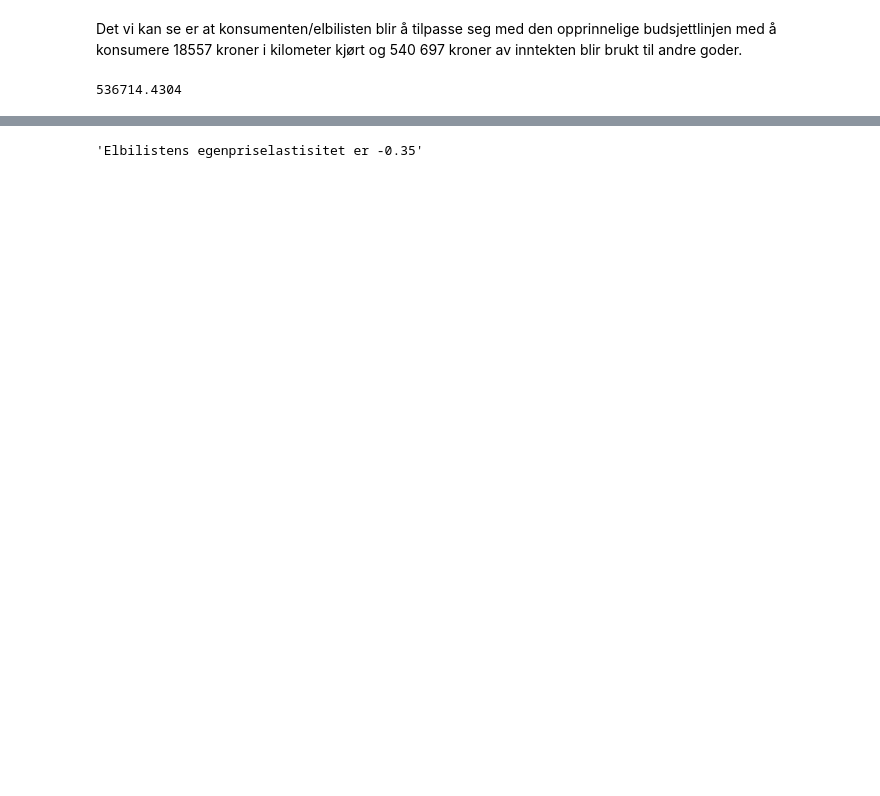
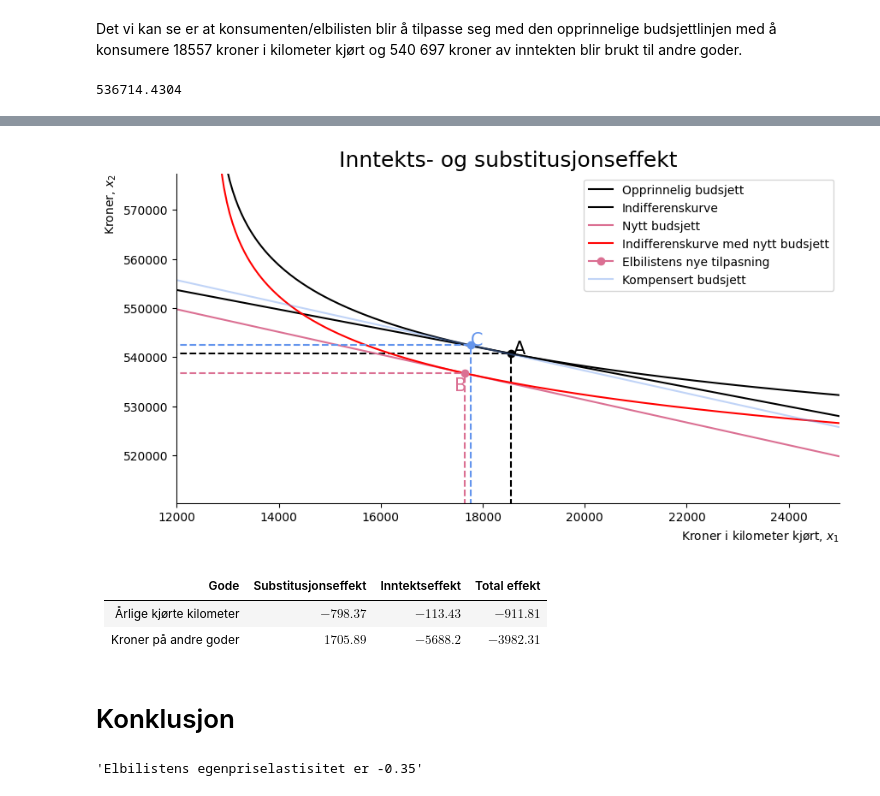
Before and after one commit to DanielFabioG/SOK-1003-og-SOK-1006, a Jupyter notebook: sok-1006/Mappeoppgaver/Kand_nr_17_Mikro_Mappe2_V2023_1006.ipynb, the cells around one changed output, grey strips where cells are left out. Cells and saved outputs as stored; diff of their text form; code cells hidden in the pictures; blank space fills up the shorter version.

```diff
--- a/sok-1006/Mappeoppgaver/Kand_nr_17_Mikro_Mappe2_V2023_1006.ipynb
+++ b/sok-1006/Mappeoppgaver/Kand_nr_17_Mikro_Mappe2_V2023_1006.ipynb
@@ -720,3 +721,81 @@ ax.legend(fontsize=12);
+# %%
+# Finner hvordan oppnådd nytte er avhengig av inntekt gitt nye priser
+V_m = like_v.subs([(bta_1, beta_1),(bta_2, beta_2), (gma_1, gamma_1), (gma_2, gamma_2), (p_1, p1_2), (p_2, p2)])
+
+# Setter i verdi for inntekt som gir oppnådd nytte
+i=577440
+while (V_m.subs(m,i)-nytte_sg_num<0):
+    i=i+10
+# %%
+fig, ax = create_ax()
+
+# Plotter budsjettlinjen
+ax.plot(x1_range, budsjett(M, x1_range, p1, p2), color='black', label='Opprinnelig budsjett')
+# Plotter indifferenskurven
+ax.plot(X, ind_k_fn(beta_1,gamma_1,gamma_2,X,nytte_sg_num), color='black',label='Indifferenskurve')
+# Plotter likevekten
+ax.plot(x_1_eq_num, x_2_eq_num , marker='o', color='black')
+# Plotter punkt A
+ax.annotate('A', (x_1_eq_num+50,x_2_eq_num), color='black', fontsize=15)
+
+# Setter linjer til likevekten
+ax.vlines(x_1_eq_num, 0, x_2_eq_num, ls='dashed', color='black')
+ax.hlines(x_2_eq_num, 0, x_1_eq_num, ls='dashed', color='black')
+
+# Plotter budsjettlinjen med ny pris i gode 1
+ax.plot(x1_range, budsjett(M, x1_range, p1_2, p2), color='palevioletred', label='Nytt budsjett')
+# Plotter indifferenskurven med ny pris i gode 1
+ax.plot(X, ind_k_fn(beta_1,gamma_1,gamma_2,X,nytte_sg_ny), color='red', label='Indifferenskurve med nytt budsjett')
+
+# Plotter likevekten med ny pris i gode 1
+ax.annotate('B', (x_1_eq_ny-200,x_2_eq_ny-3500), color='palevioletred', fontsize=15)
+ax.plot(x_1_eq_ny, x_2_eq_ny , marker='o', color='palevioletred')
+
+# Setter linjer til likevekten med ny pris i gode 1
+ax.vlines(x_1_eq_ny, 0, x_2_eq_ny, ls='dashed', color='palevioletred')
+ax.hlines(x_2_eq_ny, 0, x_1_eq_ny, ls='dashed', color='palevioletred')
+
+# Setter lim på aksene og tittel
+ax.set_xlim(12000, 25000)
+ax.set_ylim(510244, M)
+ax.set_title('Inntekts- og substitusjonseffekt', size=18)
+
+# Verdier for godene med kompensert budsjett
+x_1_eq_komp = float(x_1_eq.subs([(bta_1, beta_1), (gma_1, gamma_1), (gma_2, gamma_2), (m, i), (p_1, p1_2), (p_2, p2)]))
+x_2_eq_komp = float(x_2_eq.subs([(bta_2, beta_2), (gma_1, gamma_1), (gma_2, gamma_2), (m, i), (p_1, p1_2), (p_2, p2)]))
+
+
+# Plotter budsjettlinjen med kompensert budsjett
+ax.plot(x1_range, budsjett(i, x1_range, p1_2, p2), color='cornflowerblue', alpha=.4, label='Kompensert budsjett')
+# Setter linjer til likevekten med kompensert budsjett
+ax.vlines(x_1_eq_komp, 0, x_2_eq_komp, ls='dashed', color='cornflowerblue')
+ax.hlines(x_2_eq_komp, 0, x_1_eq_komp, ls='dashed', color='cornflowerblue')
+# Plotter likevekten med kompensert budsjett og setter bokstaven C
+ax.annotate('C', (x_1_eq_komp+10,x_2_eq_komp), color='cornflowerblue', fontsize=15)
+ax.plot(x_1_eq_komp, x_2_eq_komp , marker='o', color='cornflowerblue')
+
+ax.legend();
+# %% [output]
+[figure, added]
+# %%
+# Oppsummering i tabell
+
+tbl=f"""
+|    Gode     | Substitusjonseffekt|  Inntektseffekt  |  Total effekt  |
+| :----------------------| :------------------| :------------------------| :--------------|
+| Årlige kjørte kilometer | ${np.round(float(x_1_eq_komp-x_1_eq_num),2)}$|${np.round(float(x_1_eq_ny-x_1_eq_komp),2)}$| ${np.round(float(x_1_eq_ny-x_1_eq_num),2)}$     |
+| Kroner på andre goder |${np.round(float(x_2_eq_komp-x_2_eq_num),2)}$ | ${np.round(float(x_2_eq_ny-x_2_eq_komp),2)}$ |  ${np.round(float(x_2_eq_ny-x_2_eq_num),2)}$    |
+
+"""
+display(Markdown(tbl))
+# %% [output]
+
+|    Gode     | Substitusjonseffekt|  Inntektseffekt  |  Total effekt  |
+| :----------------------| :------------------| :------------------------| :--------------|
+| Årlige kjørte kilometer | $-798.37$|$-113.43$| $-911.81$     |
+| Kroner på andre goder |$1705.89$ | $-5688.2$ |  $-3982.31$    |
+# %% [markdown]
+# Konklusjon
 # %%
 # Regne ut elastisiteten
 #elastisitet = (x_1_eq_ny - x_1_eq_num) / (x_1_eq_num) / (p1_2 - p1) * p1
```
Also changed, not shown: parts of 3 cells of this notebook, 4 other files.
